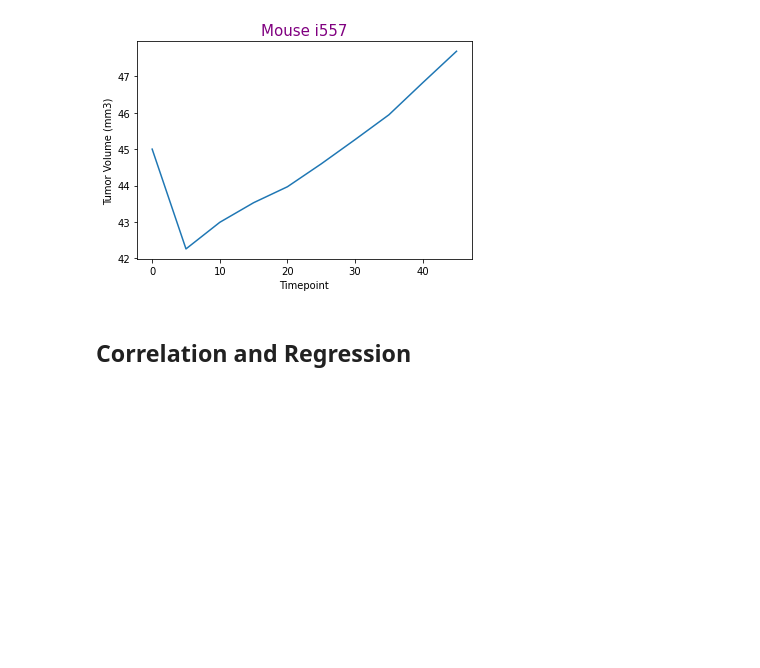
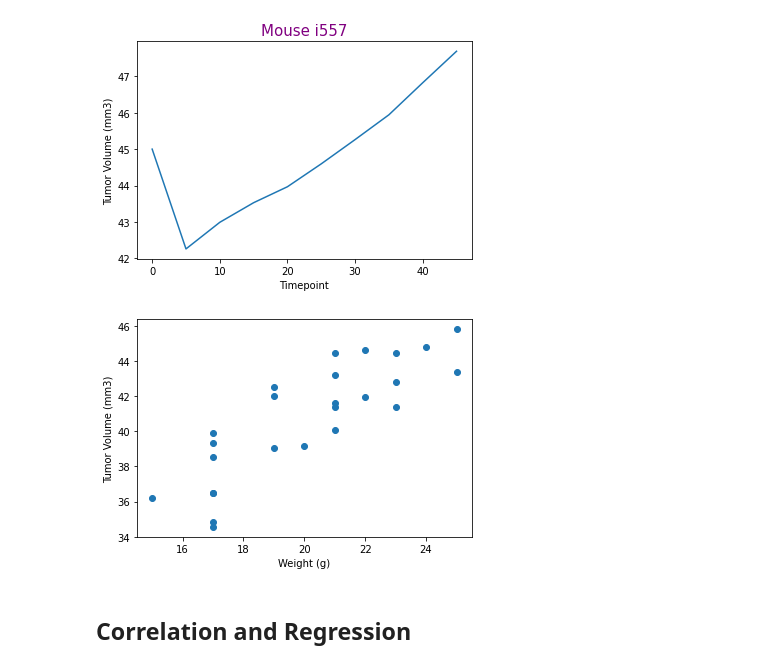
Before and after one commit to adamholcomb/Matplotlib-Medical-Analysis, a Jupyter notebook: pymaceuticals.ipynb, the cells around one changed output. Cells and saved outputs as stored; diff of their text form; code cells hidden in the pictures; blank space fills up the shorter version.

Commit message:
Compile scatter plot of weight vs tumor size

```diff
--- a/pymaceuticals.ipynb
+++ b/pymaceuticals.ipynb
@@ -362,7 +362,7 @@ plt.show()
 # Line and Scatter Plots
 # %%
 # Generate a line plot of tumor volume vs. time point for a mouse treated with Capomulin
-one_cap_mouse = clean_data.loc[clean_data["Drug Regimen"]=="Capomulin"]
+capomulin_df = clean_data.loc[clean_data["Drug Regimen"]=="Capomulin"]
 cap_mouse_data = clean_data.loc[clean_data["Mouse ID"]=="i557"]
 cap_mouse_data
 
@@ -381,3 +379,16 @@ plt.show()
+# %%
+# Generate a scatter plot of average tumor volume vs. mouse weight for the Capomulin regimen
+
+group_df = capomulin_df.groupby("Mouse ID")["Weight (g)"].mean()
+group_df = pd.DataFrame(group_df)
+group_df["Tumor Volume (mm3)"] = capomulin_df.groupby("Mouse ID")["Tumor Volume (mm3)"].mean()
+
+plt.scatter(group_df["Weight (g)"],group_df["Tumor Volume (mm3)"])
+plt.xlabel("Weight (g)")
+plt.ylabel("Tumor Volume (mm3)")
+plt.show()
+# %% [output]
+[figure, added]
 # %% [markdown]
 ## Correlation and Regression
 # %%
```
Also changed, not shown: parts of 1 cell of this notebook.
